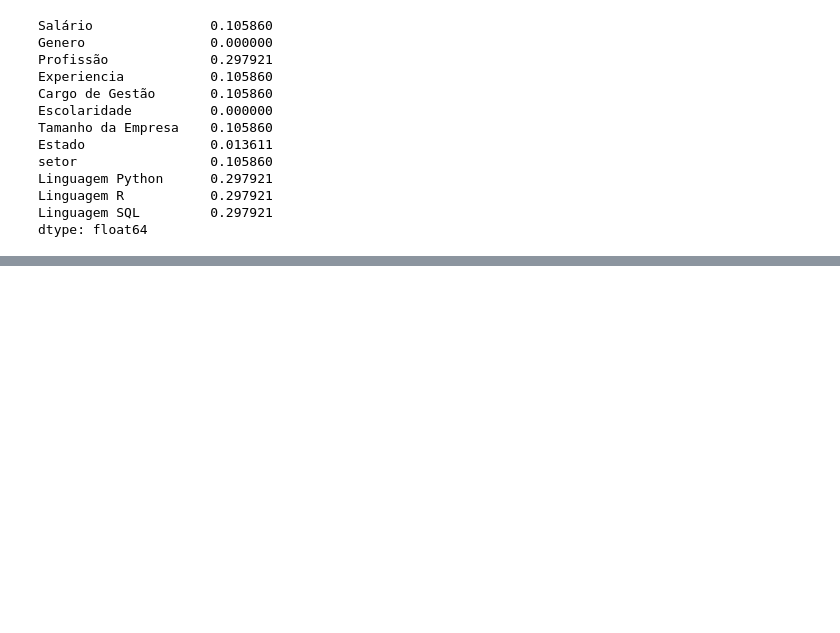
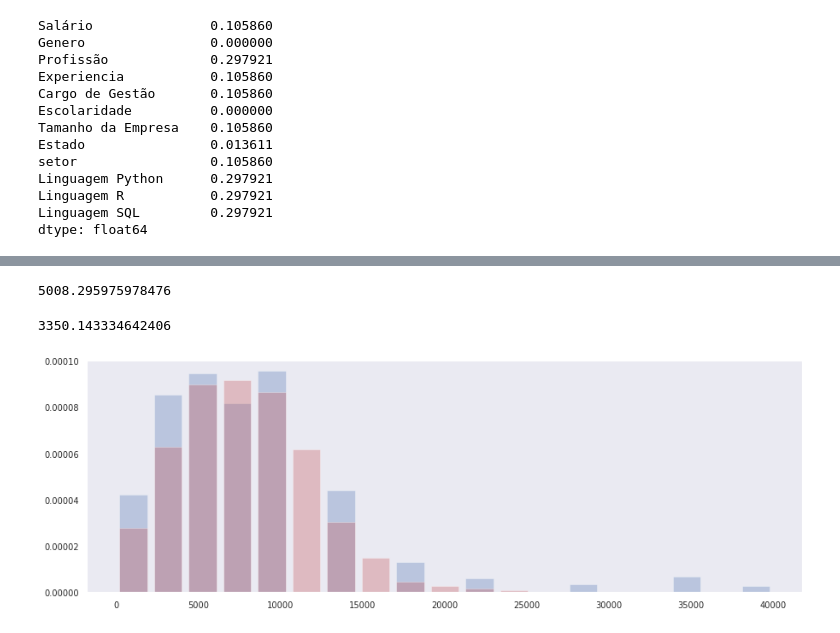
Before and after one commit to DionesGouvea/Salary-Prediction, a Jupyter notebook: Projeto_de_precificacao_de_salario.ipynb, the cells around one changed output, grey strips where cells are left out. Saved outputs shown, nothing was run; the diff lists cells and outputs as text; code cells hidden in the pictures; blank space fills up the shorter version.

```diff
--- a/Projeto_de_precificacao_de_salario.ipynb
+++ b/Projeto_de_precificacao_de_salario.ipynb
@@ -372,0 +404,4 @@ msno.matrix(dados0, figsize = (8, 4), color = (0, 0.1, 0.25), sparkline = False)
+# %%
+X = df_onehot.drop('Salário', axis = 1)
+y = df_onehot.Salário
+X
@@ -372,0 +422,4 @@ msno.matrix(dados0, figsize = (8, 4), color = (0, 0.1, 0.25), sparkline = False)
+# %%
+from sklearn.model_selection import train_test_split
+
+X_treino, X_teste, y_treino, y_teste = train_test_split(X,y, test_size = 0.30, random_state=666)
@@ -372,0 +430,5 @@ msno.matrix(dados0, figsize = (8, 4), color = (0, 0.1, 0.25), sparkline = False)
+# %%
+from sklearn.linear_model import LinearRegression
+#fit_intercept = True para calcular o preço do salario padrão
+lr = LinearRegression(fit_intercept=True, normalize =False, n_jobs = -1)# normalize = False pois ja normalizamos os dados  -1~1
+lr.fit(X_treino,y_treino) #treinando o modelo
@@ -372,0 +437,4 @@ msno.matrix(dados0, figsize = (8, 4), color = (0, 0.1, 0.25), sparkline = False)
+# %%
+#visualizando a predição
+y_pred = lr.predict(X_teste)
+y_pred
@@ -372,0 +474,23 @@ msno.matrix(dados0, figsize = (8, 4), color = (0, 0.1, 0.25), sparkline = False)
+# %%
+#calculando o erro quadratico
+#raiz quadrada da media do meu erro elevado ao quadrado
+from sklearn.metrics import mean_squared_error
+np.sqrt(mean_squared_error(y_teste,y_pred))
+# %% [output]
+5008.295975978476
+# %%
+#erro absoluto medio
+(np.abs(y_pred - y_teste)).mean()
+# %% [output]
+3350.143334642406
+# %%
+#comparando o nossos valor previsto pelo modelo com o nosso valor original do y_teste
+plt.figure(figsize = (15,5))
+
+
+Max = y_teste.max()
+plt.hist(y_teste, bins = np.linspace(0,Max,20), rwidth=.8, alpha = .3,  color = 'b',density = True)
+plt.hist(y_pred, bins = np.linspace(0,Max,20), rwidth=.8, alpha = .3, color = 'r',density = True)
+plt.grid()
+# %% [output]
+[figure, added]
```
Also changed, not shown: parts of 17 cells of this notebook.
